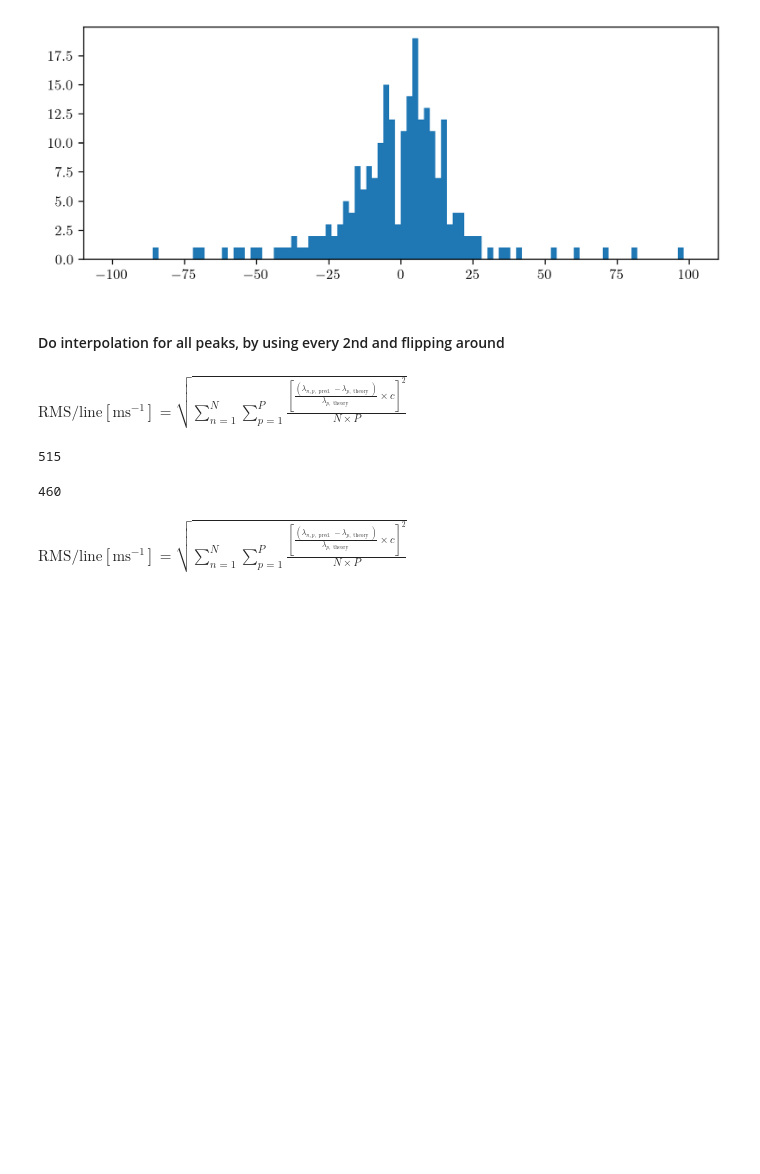
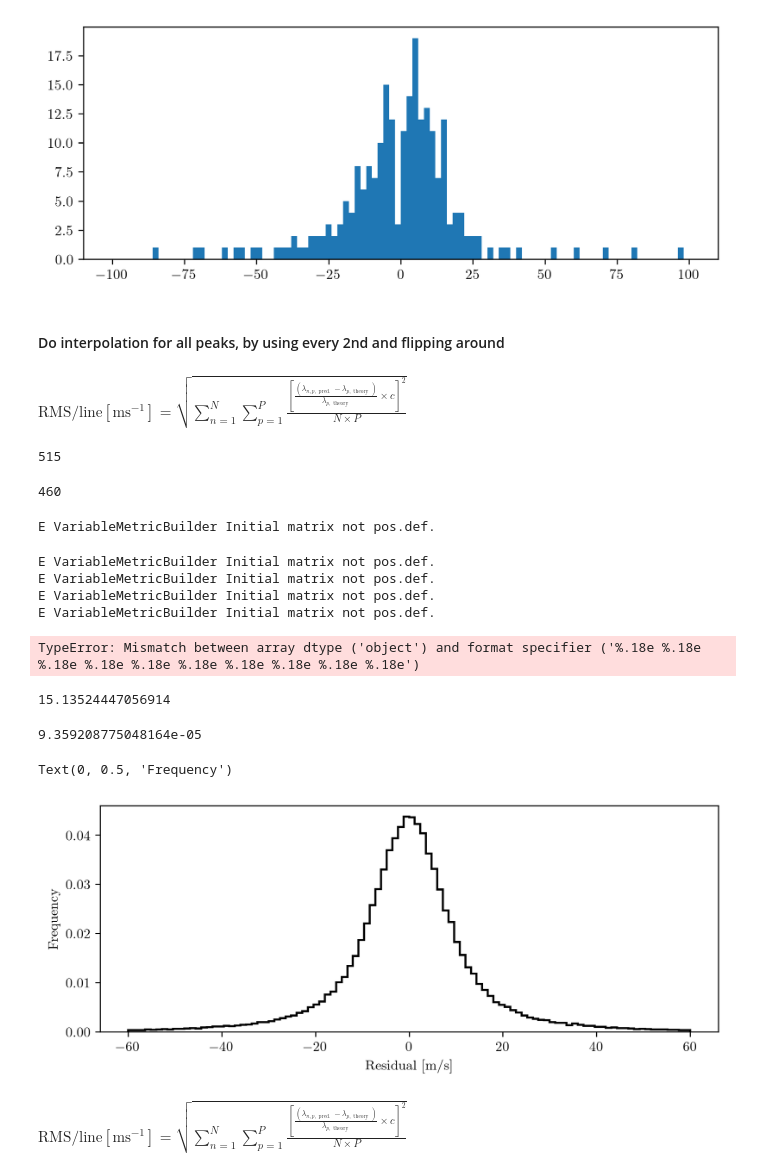
Before and after one commit to Harteg/bachelor-project, a Jupyter notebook: calib_interpolation.ipynb, the cells around one changed output. Drawn from its saved outputs; the diff is of its cells as text; code cells hidden in the pictures; blank space fills up the shorter version.

```diff
--- a/calib_interpolation.ipynb
+++ b/calib_interpolation.ipynb
@@ -192,3 +183,36 @@ def do_interp_calibration(peak_fitting_results):
+# %%
+all_file_results = compute_interp_residuals_for_all_files()
+# %% [output]
+E VariableMetricBuilder Initial matrix not pos.def.
+E VariableMetricBuilder Initial matrix not pos.def.
+E VariableMetricBuilder Initial matrix not pos.def.
+E VariableMetricBuilder Initial matrix not pos.def.
+E VariableMetricBuilder Initial matrix not pos.def.
+# %%
+np.savetxt("fit_results/interp_residuals_all_LFC.csv", [all_file_results[0], all_file_results[1], all_file_results[2]])
+# %% [output]
+TypeError: Mismatch between array dtype ('object') and format specifier ('%.18e %.18e %.18e %.18e %.18e %.18e %.18e %.18e %.18e %.18e')
+# %%
+a = np.column_stack([np.concatenate(all_file_results[0]), np.concatenate(all_file_results[1]), np.concatenate(all_file_results[2])])
+df = pd.DataFrame(a, columns=["res", "y_theory", "y_predicted"])
+
+summer = ((df.y_predicted - df.y_theory)/df.y_theory * c) ** 2 / len(df.y_theory)
+line_rms = np.sqrt(np.sum(summer))
+line_rms
+# %% [output]
+15.13524447056914
+# %%
+line_rms/len(df)
+# %% [output]
+9.359208775048164e-05
+# %%
+plt.figure(figsize=(8,3))
+plt.hist(df.res, bins=100, range=(-60, 60), density=True, histtype="step", color="k", lw=1.5);
+plt.xlabel("Residual [m/s]")
+plt.ylabel("Frequency")
+# %% [output]
+Text(0, 0.5, 'Frequency')
+[figure, added]
 # %%
 results = fit_all_peaks_in_all_orders(correct_errors=True)
 # %% [markdown]
```
Also changed, not shown: parts of 10 cells of this notebook, 23 other files.
